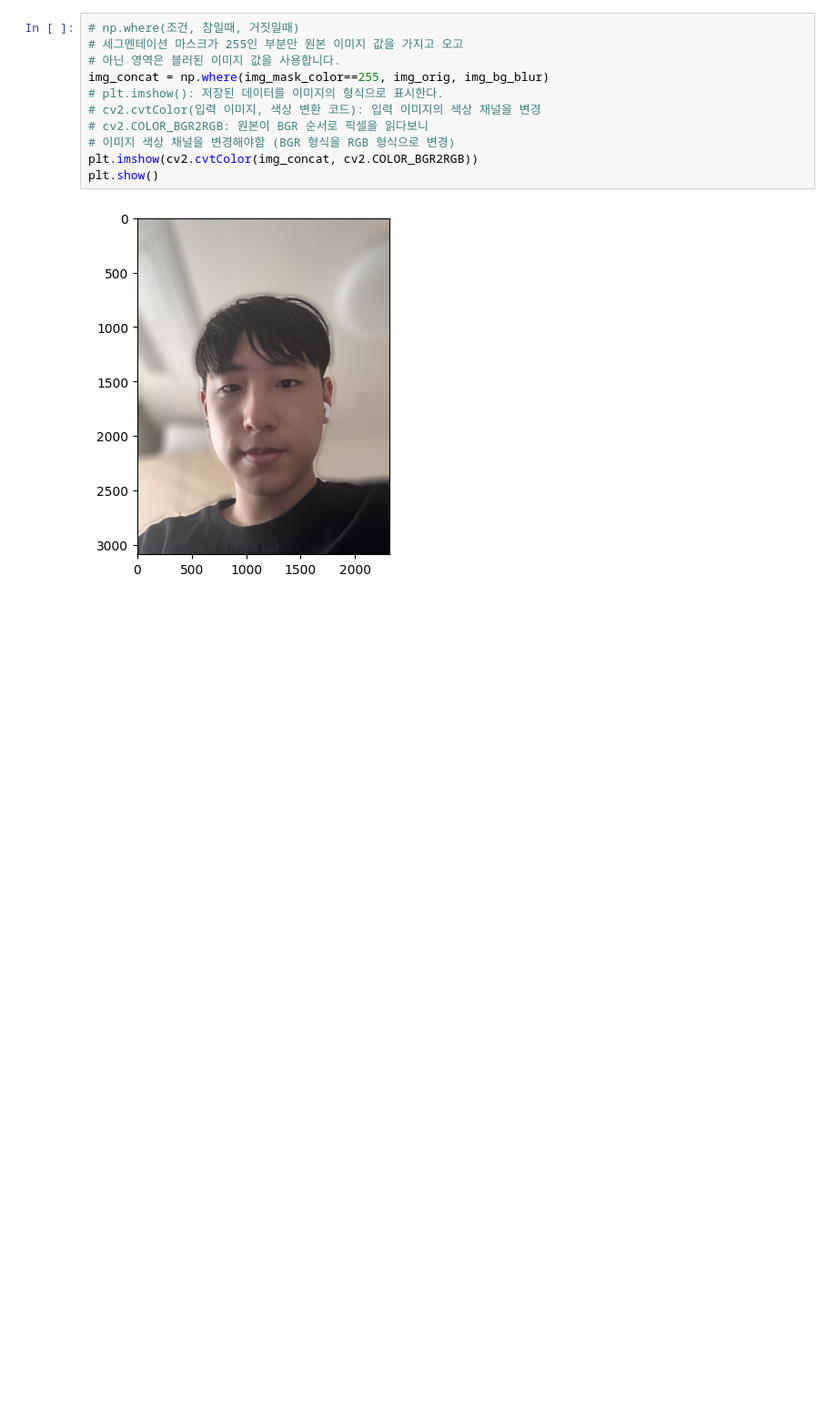
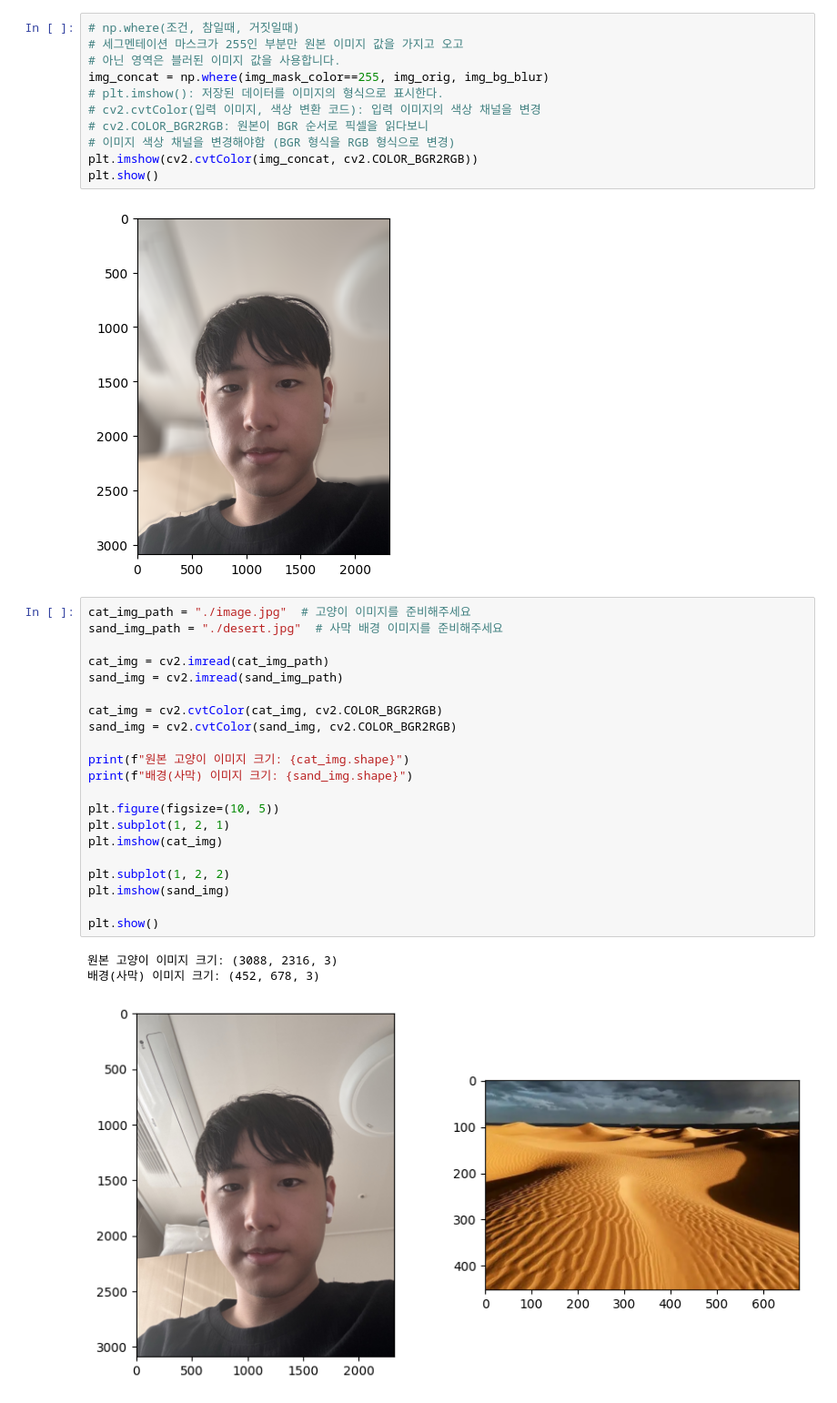
Before and after one commit to sunmoan/AIFFEL_quest_rs, a Jupyter notebook: Untitled15.ipynb, the cells around one changed output. Shown at 91% size. Saved outputs shown, nothing was run; the diff lists cells and outputs as text; blank space fills up the shorter version.

```diff
--- a/Untitled15.ipynb
+++ b/Untitled15.ipynb
@@ -278,3 +278,28 @@ plt.imshow(cv2.cvtColor(img_concat, cv2.COLOR_BGR2RGB))
 plt.show()
 # %% [output]
 [figure]
+# %%
+cat_img_path = "./image.jpg"  # 고양이 이미지를 준비해주세요
+sand_img_path = "./desert.jpg"  # 사막 배경 이미지를 준비해주세요
+
+cat_img = cv2.imread(cat_img_path)
+sand_img = cv2.imread(sand_img_path)
+
+cat_img = cv2.cvtColor(cat_img, cv2.COLOR_BGR2RGB)
+sand_img = cv2.cvtColor(sand_img, cv2.COLOR_BGR2RGB)
+
+print(f"원본 고양이 이미지 크기: {cat_img.shape}")
+print(f"배경(사막) 이미지 크기: {sand_img.shape}")
+
+plt.figure(figsize=(10, 5))
+plt.subplot(1, 2, 1)
+plt.imshow(cat_img)
+
+plt.subplot(1, 2, 2)
+plt.imshow(sand_img)
+
+plt.show()
+# %% [output]
+원본 고양이 이미지 크기: (3088, 2316, 3)
+배경(사막) 이미지 크기: (452, 678, 3)
+[figure, added]
```
Also changed, not shown: parts of 6 cells of this notebook.
